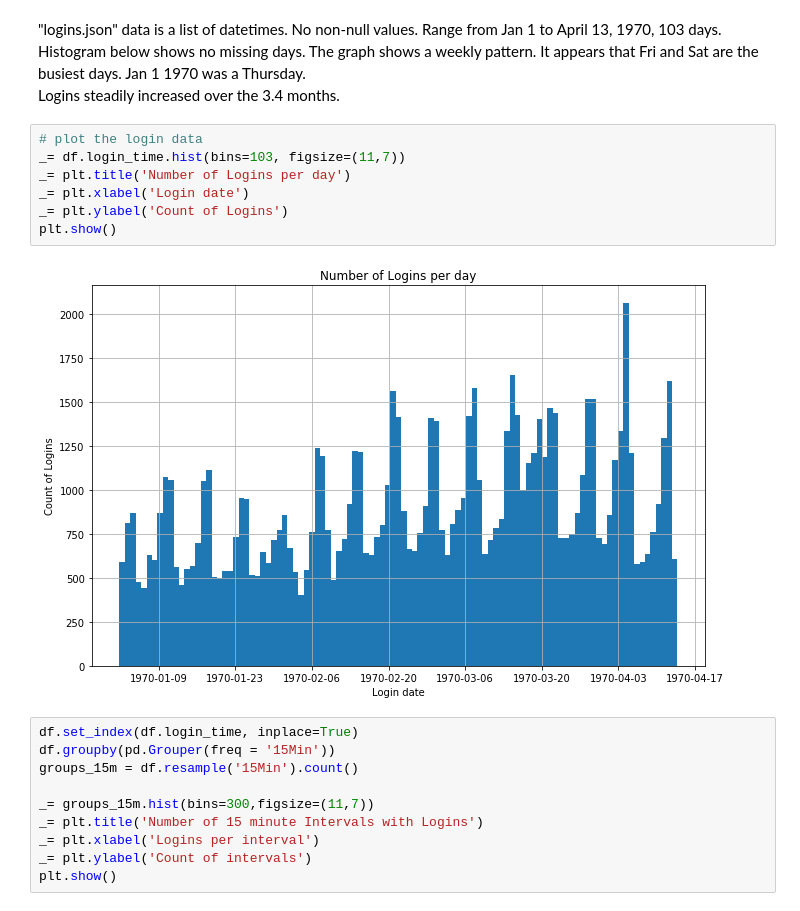
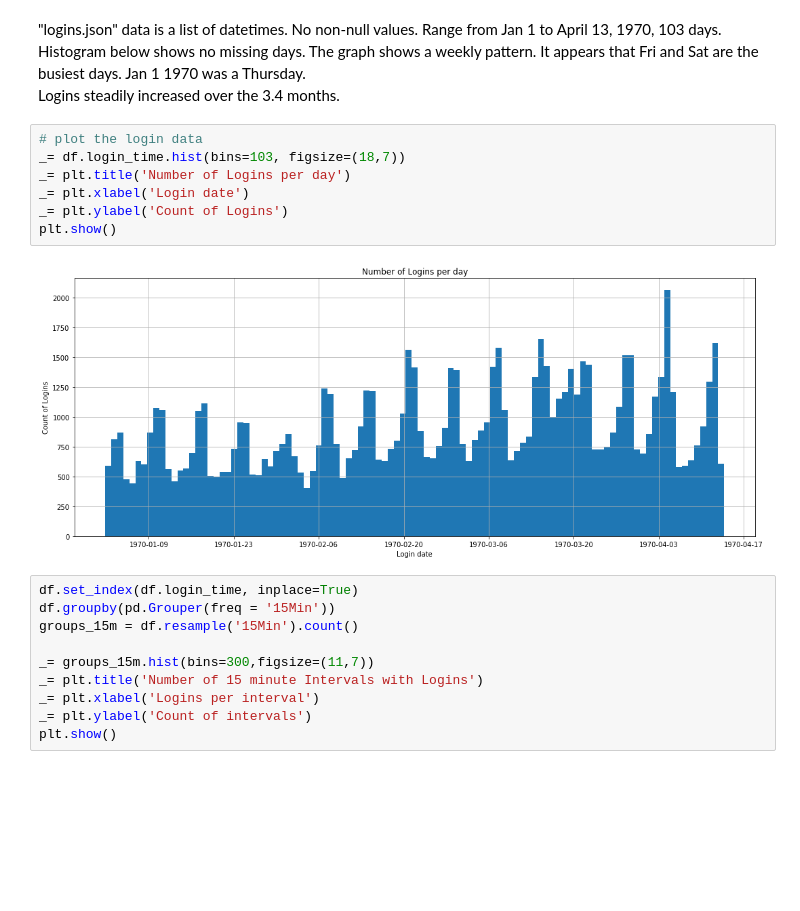
Before and after one commit to misterhappy2/ultimate_challenge, a Jupyter notebook: Interview1.ipynb, the cells around one changed output. Drawn from its saved outputs; the diff is of its cells as text; blank space fills up the shorter version.

```diff
--- a/Interview1.ipynb
+++ b/Interview1.ipynb
@@ -68,13 +68,13 @@ Histogram below shows no missing days.  The graph shows a weekly pattern.  It ap
 Logins steadily increased over the 3.4 months.
 # %%
 # plot the login data
-_= df.login_time.hist(bins=103, figsize=(11,7))
+_= df.login_time.hist(bins=103, figsize=(18,7))
 _= plt.title('Number of Logins per day')
 _= plt.xlabel('Login date')
 _= plt.ylabel('Count of Logins')
 plt.show()
 # %% [output]
-[figure, old version]
+[figure, new version]
 # %%
 df.set_index(df.login_time, inplace=True)
 df.groupby(pd.Grouper(freq = '15Min'))
```
Also changed, not shown: parts of 61 cells of this notebook.
